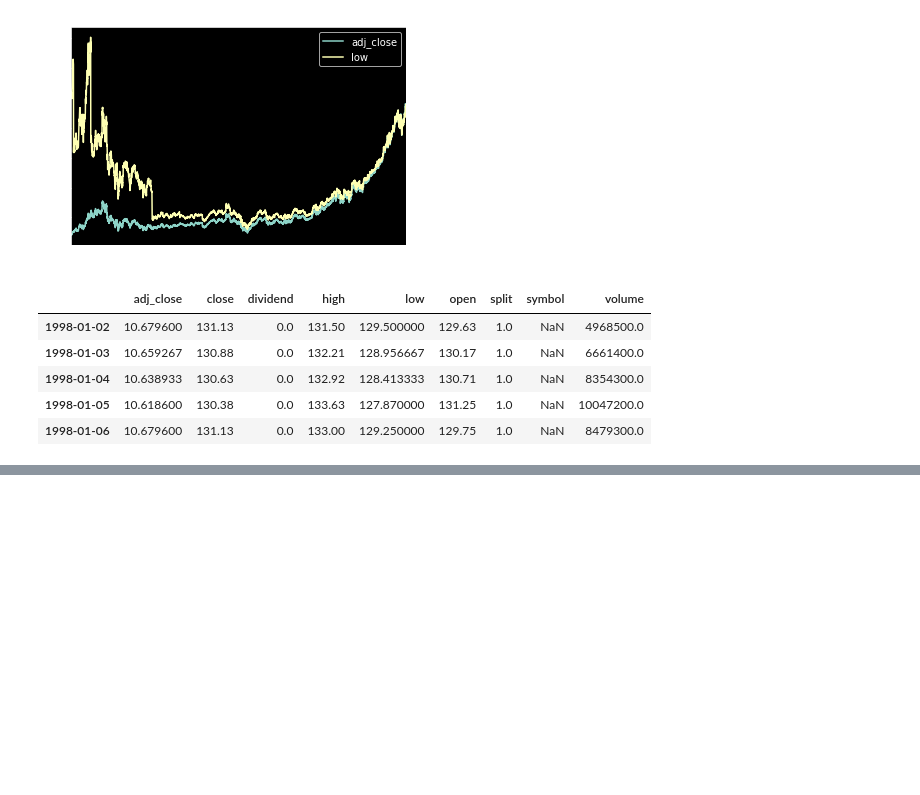
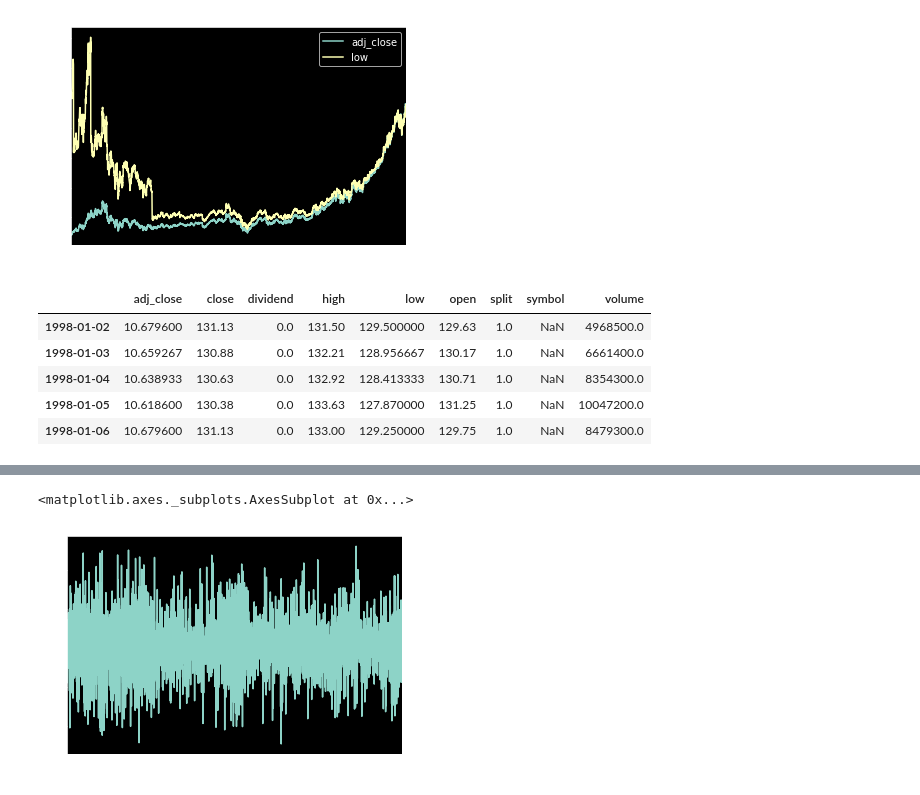
Before and after one commit to jackmuskopf/market-test-scratch, a Jupyter notebook: price-neural-net/prototypes.ipynb, the cells around one changed output, grey strips where cells are left out. Drawn from its saved outputs; the diff is of its cells as text; code cells hidden in the pictures; blank space fills up the shorter version.

```diff
--- a/price-neural-net/prototypes.ipynb
+++ b/price-neural-net/prototypes.ipynb
@@ -99,0 +187,3 @@ test_df['delta'] = test_df.adj_close.pct_change()
+# %%
+mean_nm = pct_ch.divide(pct_ch.abs().mean(axis=1), axis=0)
+mean_nm.head()
@@ -99,0 +197,5 @@ test_df['delta'] = test_df.adj_close.pct_change()
+# %%
+mean_nm.adj_close.plot()
+# %% [output]
+<matplotlib.axes._subplots.AxesSubplot at 0x...>
+[figure, added]
```
Also changed, not shown: parts of 39 cells of this notebook, 1 other file.
